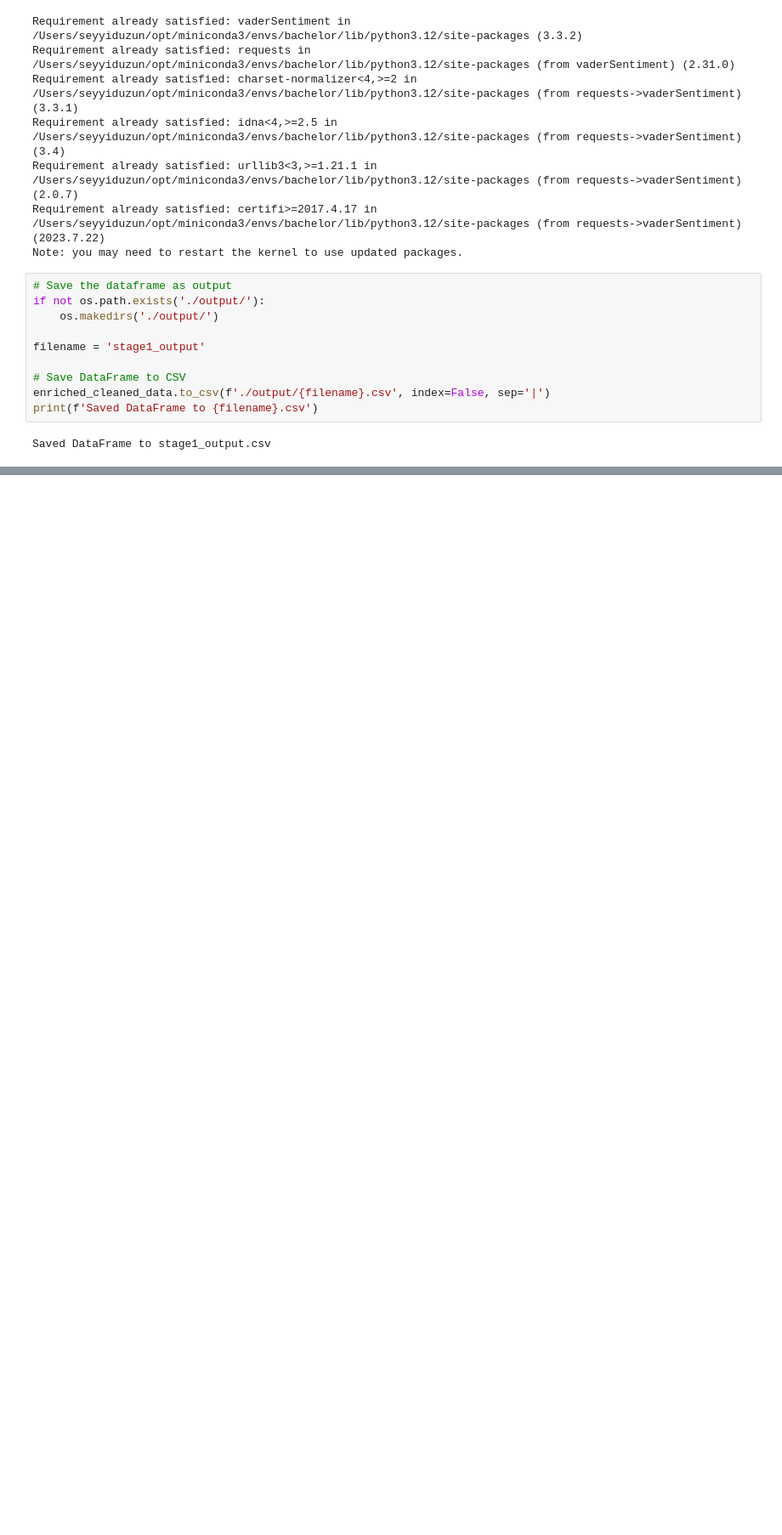
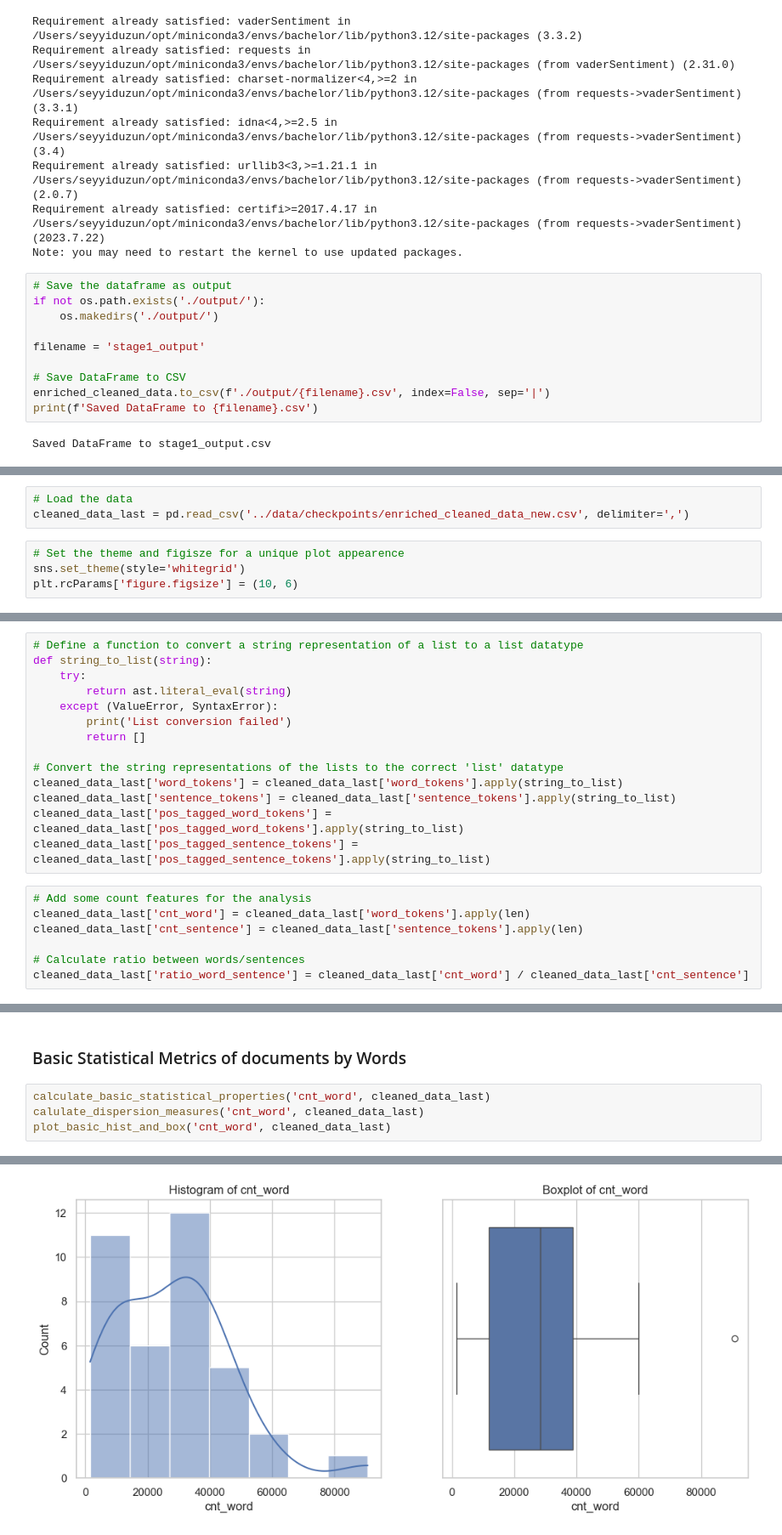
Before and after one commit to SeyyidUz/BachelorThesis, a Jupyter notebook: SustainabilityReport.ipynb, the cells around one changed output, grey strips where cells are left out. Shown at 85% size. Cells and saved outputs as stored; diff of their text form; blank space fills up the shorter version.

```diff
--- a/SustainabilityReport.ipynb
+++ b/SustainabilityReport.ipynb
@@ -2464,0 +1320,7 @@ Index: 9
+# %%
+# Load the data
+cleaned_data_last = pd.read_csv('../data/checkpoints/enriched_cleaned_data_new.csv', delimiter=',')
+# %%
+# Set the theme and figisze for a unique plot appearence
+sns.set_theme(style='whitegrid')
+plt.rcParams['figure.figsize'] = (10, 6)
@@ -2464,0 +1352,21 @@ Index: 9
+# %%
+# Define a function to convert a string representation of a list to a list datatype
+def string_to_list(string):
+    try:
+        return ast.literal_eval(string)
+    except (ValueError, SyntaxError):
+        print('List conversion failed')
+        return []
+
+# Convert the string representations of the lists to the correct 'list' datatype
+cleaned_data_last['word_tokens'] = cleaned_data_last['word_tokens'].apply(string_to_list)
+cleaned_data_last['sentence_tokens'] = cleaned_data_last['sentence_tokens'].apply(string_to_list)
+cleaned_data_last['pos_tagged_word_tokens'] = cleaned_data_last['pos_tagged_word_tokens'].apply(string_to_list)
+cleaned_data_last['pos_tagged_sentence_tokens'] = cleaned_data_last['pos_tagged_sentence_tokens'].apply(string_to_list)
+# %%
+# Add some count features for the analysis
+cleaned_data_last['cnt_word'] = cleaned_data_last['word_tokens'].apply(len)
+cleaned_data_last['cnt_sentence'] = cleaned_data_last['sentence_tokens'].apply(len)
+
+# Calculate ratio between words/sentences
+cleaned_data_last['ratio_word_sentence'] = cleaned_data_last['cnt_word'] / cleaned_data_last['cnt_sentence']
@@ -2464,0 +1448,7 @@ Index: 9
+# %% [markdown]
+### Basic Statistical Metrics of documents by Words
+# %%
+calculate_basic_statistical_properties('cnt_word', cleaned_data_last)
+calulate_dispersion_measures('cnt_word', cleaned_data_last)
+plot_basic_hist_and_box('cnt_word', cleaned_data_last)
+# %% [output]
@@ -2464,0 +1464 @@ Index: 9
+[figure, added]
```
Also changed, not shown: parts of 109 cells of this notebook.
